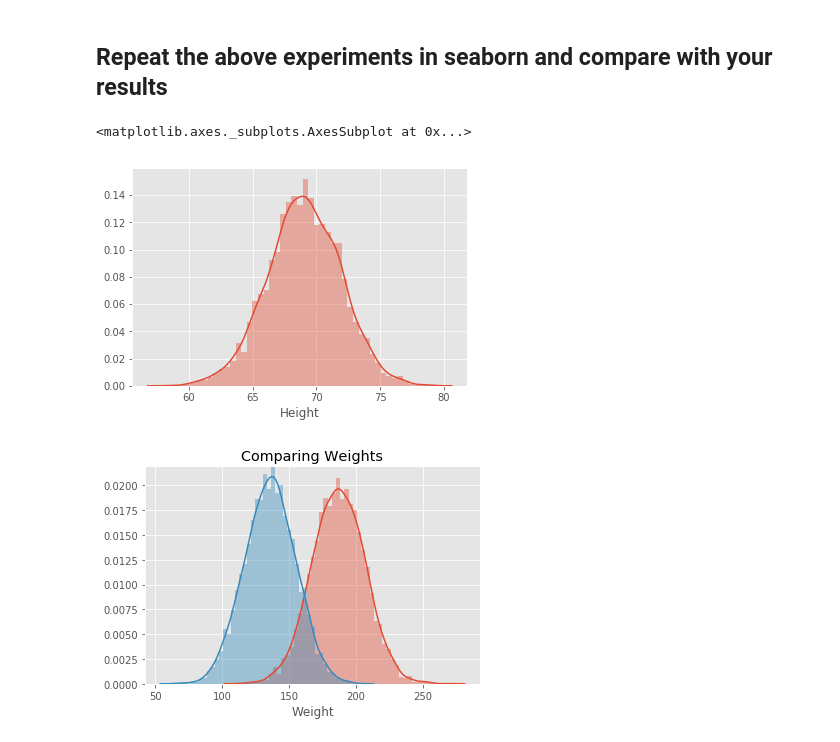
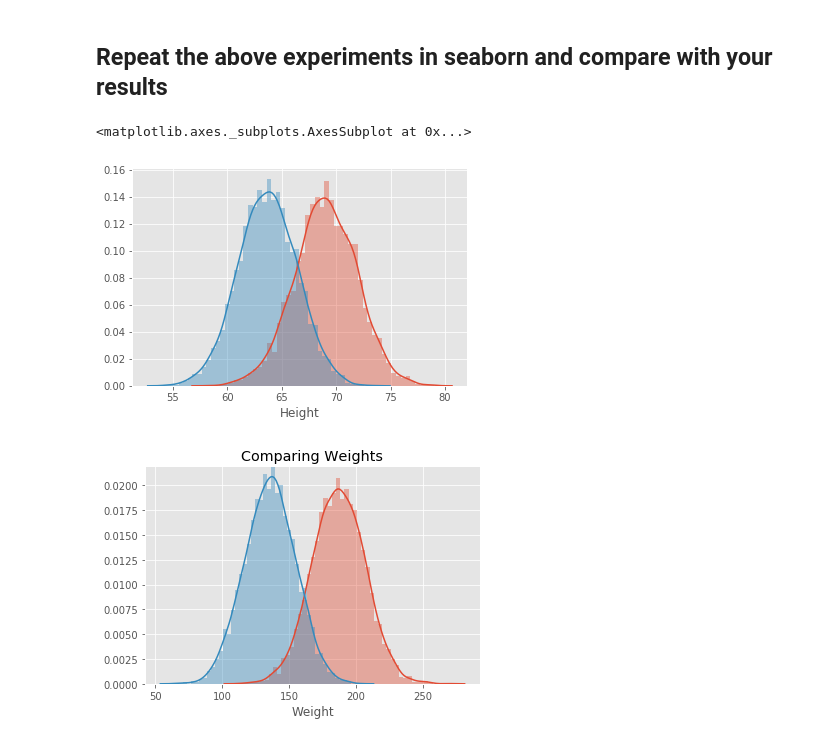
Before and after one commit to jmt0221/probability-density-functions-lab-nyc-ds-082619, a Jupyter notebook: index.ipynb, the cells around one changed output. Drawn from its saved outputs; the diff is of its cells as text; code cells hidden in the pictures.

```diff
--- a/index.ipynb
+++ b/index.ipynb
@@ -161,11 +161,11 @@ plt.legend()
 # %%
 # Code for heights here
 import seaborn as sns
 sns.distplot(male_df.Height)
-sns.distplot(fem)
+sns.distplot(female_df.Height)
 # %% [output]
 <matplotlib.axes._subplots.AxesSubplot at 0x...>
-[figure, old version]
+[figure, new version]
 # %%
 # Code for weights here
 # %% [output]
```
